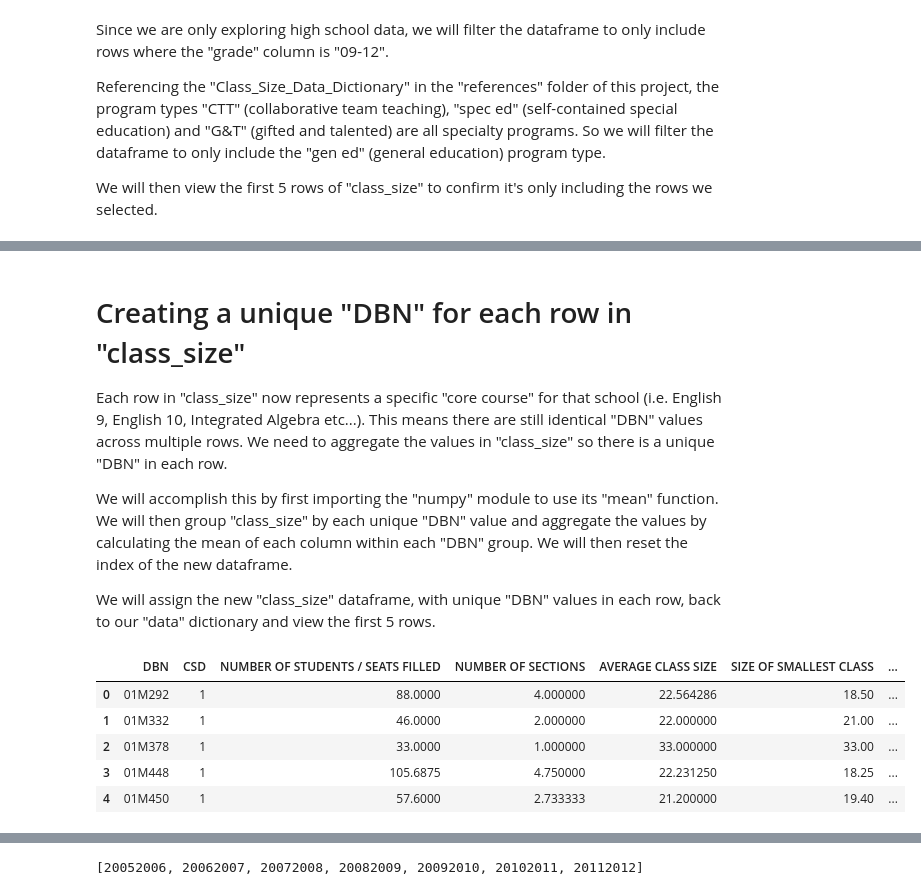
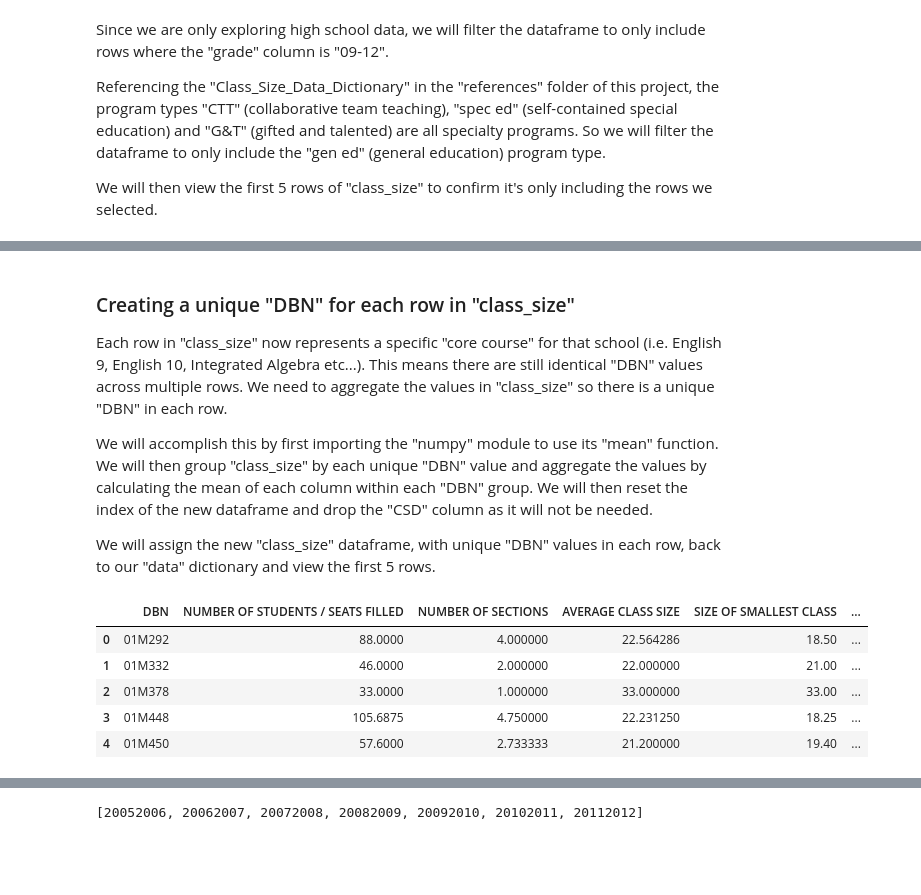
Before and after one commit to JustinToribio/cleaning-nyc-hs-data, a Jupyter notebook: notebooks/1.0-jt-clean-analyze-nyc-hs-data.ipynb, the cells around one changed output, grey strips where cells are left out. Cells and saved outputs as stored; diff of their text form; code cells hidden in the pictures; blank space fills up the shorter version.

```diff
--- a/notebooks/1.0-jt-clean-analyze-nyc-hs-data.ipynb
+++ b/notebooks/1.0-jt-clean-analyze-nyc-hs-data.ipynb
@@ -366,8 +361,7 @@ sat_cols = [
 
 # Convert the selected columns to numeric data types.
 for col in sat_cols:
-    data["sat_results"]["{0}".format(col)] = pd.to_numeric(
-        data["sat_results"]["{0}".format(col)], errors="coerce")
+    data["sat_results"][col] = pd.to_numeric(data["sat_results"][col], errors="coerce")
 
 # Create the "sat_score" column by adding together the converted columns.
 data["sat_results"]["sat_score"] = (data["sat_results"]["SAT Critical Reading Avg. Score"]
@@ -443,0 +442,4 @@ data["hs_directory"][["Location 1", "lat", "lon"]].head()
+# %%
+# Filter "hs_directory" to only include our selected columns and view the first 5 rows.
+data["hs_directory"] = data["hs_directory"][["DBN", "lat", "lon"]]
+data["hs_directory"].head()
@@ -495,28 +504,30 @@ class_size.head()
 | 228 | 1 | M | M292 | Henry Street School for Internati... | 09-12 | GEN ED | ENGLISH | ... |
 | 229 | 1 | M | M292 | Henry Street School for Internati... | 09-12 | GEN ED | MATH | ... |
 # %% [markdown]
-# Creating a unique "DBN" for each row in "class_size"
+### Creating a unique "DBN" for each row in "class_size"
 
 Each row in "class_size" now represents a specific "core course" for that school (i.e. English 9, English 10, Integrated Algebra etc...).  This means there are still identical "DBN" values across multiple rows.  We need to aggregate the values in "class_size" so there is a unique "DBN" in each row.
 
-We will accomplish this by first importing the "numpy" module to use its "mean" function.  We will then group "class_size" by each unique "DBN" value and aggregate the values by calculating the mean of each column within each "DBN" group.  We will then reset the index of the new dataframe.
+We will accomplish this by first importing the "numpy" module to use its "mean" function.  We will then group "class_size" by each unique "DBN" value and aggregate the values by calculating the mean of each column within each "DBN" group.  We will then reset the index of the new dataframe and drop the "CSD" column as it will not be needed.
 
 We will assign the new "class_size" dataframe, with unique "DBN" values in each row, back to our "data" dictionary and view the first 5 rows.
 # %%
 import numpy as np
 
-# Group "class_size" by "DBN", aggregate with the mean of the values and reset the index.
+# Group "class_size" by "DBN", aggregate with the mean of the values,
+# reset the index and drop the "CSD column".
 class_size = class_size.groupby("DBN").agg(np.mean)
 class_size.reset_index(inplace=True)
+class_size.drop(columns="CSD", inplace=True)
 
 # Assign "class_size" back to our "data" dictionary and view the first 5 rows.
 data["class_size"] = class_size
 data["class_size"].head()
 # %% [output]
-|  | DBN | CSD | NUMBER OF STUDENTS / SEATS FILLED | NUMBER OF SECTIONS | AVERAGE CLASS SIZE | SIZE OF SMALLEST CLASS | ... |
-| 0 | 01M292 | 1 | 88.0000 | 4.000000 | 22.564286 | 18.50 | ... |
-| 1 | 01M332 | 1 | 46.0000 | 2.000000 | 22.000000 | 21.00 | ... |
-| 2 | 01M378 | 1 | 33.0000 | 1.000000 | 33.000000 | 33.00 | ... |
-| 3 | 01M448 | 1 | 105.6875 | 4.750000 | 22.231250 | 18.25 | ... |
-| 4 | 01M450 | 1 | 57.6000 | 2.733333 | 21.200000 | 19.40 | ... |
+|  | DBN | NUMBER OF STUDENTS / SEATS FILLED | NUMBER OF SECTIONS | AVERAGE CLASS SIZE | SIZE OF SMALLEST CLASS | ... |
+| 0 | 01M292 | 88.0000 | 4.000000 | 22.564286 | 18.50 | ... |
+| 1 | 01M332 | 46.0000 | 2.000000 | 22.000000 | 21.00 | ... |
+| 2 | 01M378 | 33.0000 | 1.000000 | 33.000000 | 33.00 | ... |
+| 3 | 01M448 | 105.6875 | 4.750000 | 22.231250 | 18.25 | ... |
+| 4 | 01M450 | 57.6000 | 2.733333 | 21.200000 | 19.40 | ... |
 # %% [markdown]
```
Also changed, not shown: parts of 33 cells of this notebook.
